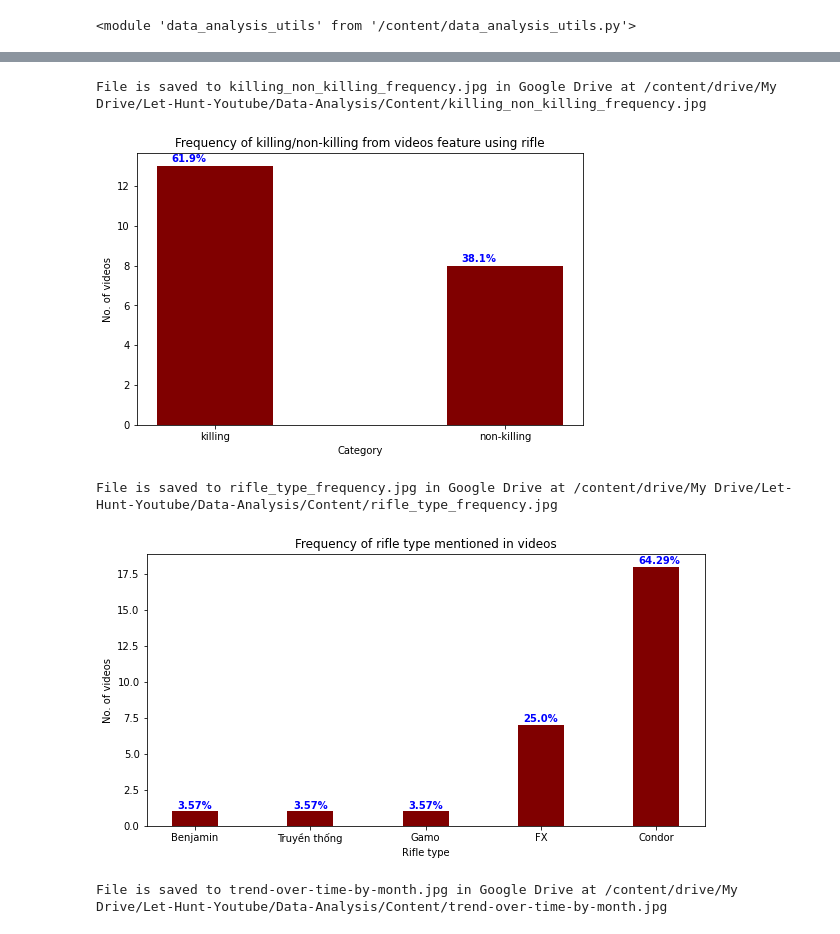
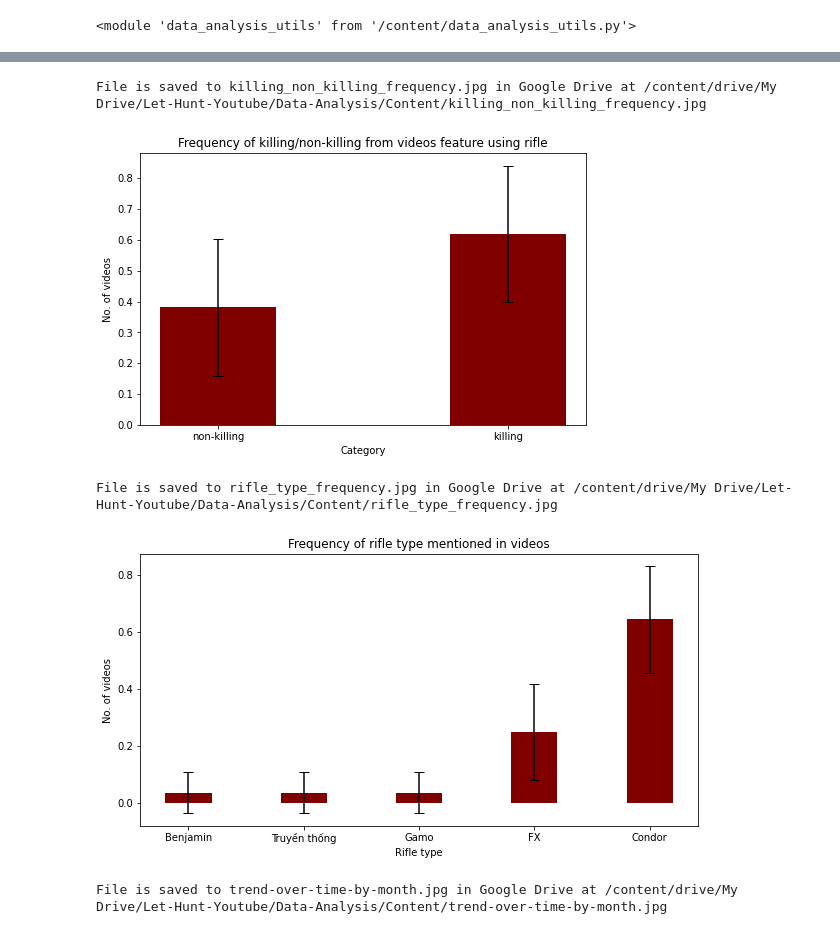
Before and after one commit to hoangantk6/Youtube_Hunting, a Jupyter notebook: 04-Data-Analysis/01_video-content-analysis.ipynb, the cells around one changed output, grey strips where cells are left out. Drawn from its saved outputs; the diff is of its cells as text; code cells hidden in the pictures.

```diff
--- a/04-Data-Analysis/01_video-content-analysis.ipynb
+++ b/04-Data-Analysis/01_video-content-analysis.ipynb
@@ -198,22 +222,24 @@ File is saved to seller_non_seller_frequency.jpg in Google Drive at /content/dri
 # %%
 # killing / non-killing
-killing_non_killing_data = {}
-killing_non_killing_data['killing'] = frequency[category['killing']].sum()
-killing_non_killing_data['non-killing'] = frequency[category['non-killing']].sum()
+killing_non_killing_data = []
+killing_non_killing_data += ['killing' for _ in range(frequency[category['killing']].sum())]
+killing_non_killing_data += ['non-killing' for _ in range(frequency[category['non-killing']].sum())]
 
 plt = dautils.bar_plot(
     data=killing_non_killing_data,
     xlabel="Category",
     ylabel="No. of videos",
     title="Frequency of killing/non-killing from videos feature using rifle",
-    figsize=(8,5)
+    figsize=(8,5),
+    frequency=True,
+    confidence_interval=("proportion", 0.95)
 )
 
 # save image
 utils.save_image(plt, visualization_folder_path, "killing_non_killing_frequency.jpg")
 # %% [output]
 File is saved to killing_non_killing_frequency.jpg in Google Drive at /content/drive/My Drive/Let-Hunt-Youtube/Data-Analysis/Content/killing_non_killing_frequency.jpg
-[figure, old version]
+[figure, new version]
 # %%
 rifle_type_list = []
 for i in data.rifle_type[data.rifle_type.notna()]:
@@ -221,20 +247,20 @@ for i in data.rifle_type[data.rifle_type.notna()]:
 
 rifle_type_list = [s.strip() for s in rifle_type_list]
 
-rifle_type_data = dautils.list_to_freq(rifle_type_list)
-
 plt = dautils.bar_plot(
-    data=rifle_type_data,
+    data=rifle_type_list,
     xlabel="Rifle type",
     ylabel="No. of videos",
-    title="Frequency of rifle type mentioned in videos"
+    title="Frequency of rifle type mentioned in videos",
+    frequency=True,
+    confidence_interval=("proportion", 0.95)
 )
 
 # save image
 utils.save_image(plt, visualization_folder_path, "rifle_type_frequency.jpg")
 # %% [output]
 File is saved to rifle_type_frequency.jpg in Google Drive at /content/drive/My Drive/Let-Hunt-Youtube/Data-Analysis/Content/rifle_type_frequency.jpg
-[figure, old version]
+[figure, new version]
 # %%
 # trend over time by Month
 a = data.groupby(data['published_time'].dt.strftime('%Y-%m'))['video_url'].count()
```
Also changed, not shown: parts of 11 cells of this notebook.
